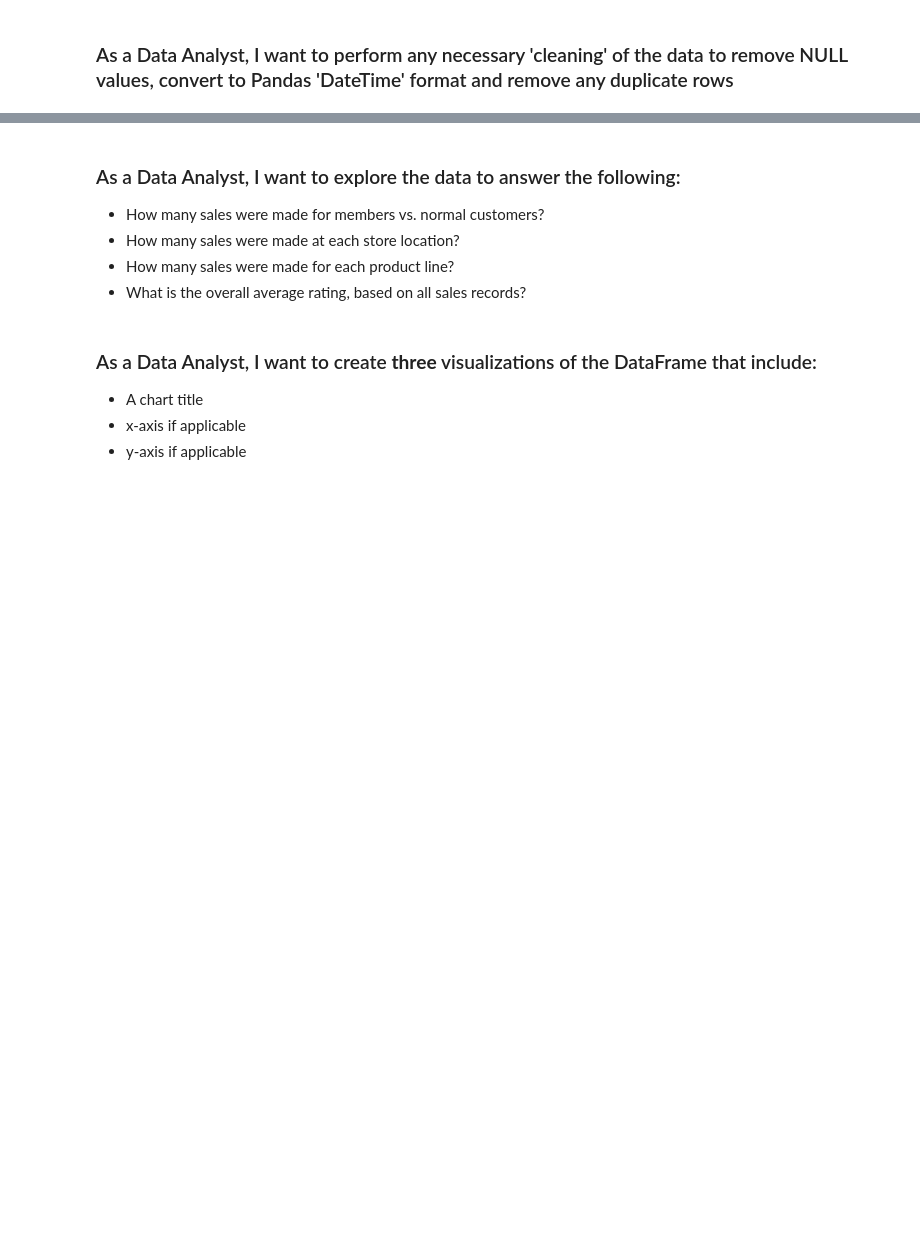
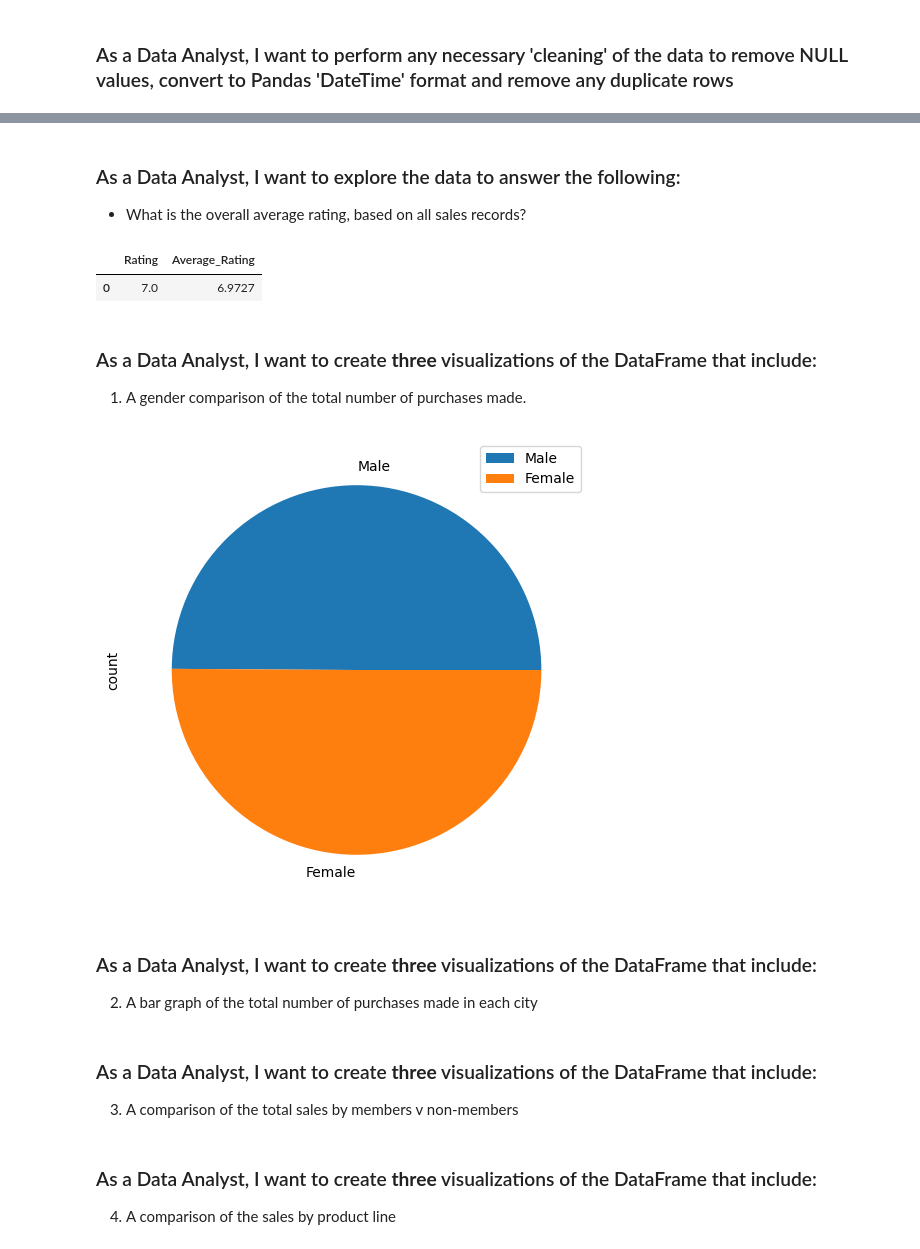
Before and after one commit to JenVega09/ExploratoryDataAnalysis, a Jupyter notebook: exploratory_data_analysis.ipynb, the cells around one changed output, grey strips where cells are left out. Drawn from its saved outputs; the diff is of its cells as text; code cells hidden in the pictures; blank space fills up the shorter version.

Commit message:
Two of four charts made

```diff
--- a/exploratory_data_analysis.ipynb
+++ b/exploratory_data_analysis.ipynb
@@ -11,2 +11,2 @@ import mysql.connector as connection
 # %%
-mydb = connection.connect(host = "local", database = "salesdb", user = "root", password = "password12345", use_pure = True)
+mydb = connection.connect(host="devcodecamp-mysql.c5p7yvjq1h8y.us-east-2.rds.amazonaws.com",database="salesdb",user="root",password="D3v$tudent",use_pure=True)
@@ -19,11 +101,29 @@ InterfaceError: 2003: Can't connect to MySQL server on '%-.100s:%u' (%s) (Warnin
 # %% [markdown]
 ### As a Data Analyst, I want to explore the data to answer the following:
-* How many sales were made for members vs. normal customers?
-* How many sales were made at each store location?
-* How many sales were made for each product line?
 * What is the overall average rating, based on all sales records?
+# %%
+average_query = "SELECT Rating, AVG(Rating) as Average_Rating FROM sales"
+average_rating_df = pd.read_sql_query(average_query, mydb)
+average_rating_df
+# %% [output]
+|  | Rating | Average_Rating |
+| 0 | 7.0 | 6.9727 |
+# %% [markdown]
+### As a Data Analyst, I want to create **three** visualizations of the DataFrame that include:
+1. A gender comparison of the total number of purchases made.
+# %%
+gender_query = "SELECT Gender, COUNT(*) AS count FROM sales GROUP BY Gender ORDER BY count"
+gender_df=pd.read_sql_query(gender_query,mydb)
+gender_df.set_index(["Gender"], inplace = True)
+gender_pie_chart = gender_df.plot.pie(y = "count", figsize = (9,6))
+# %% [output]
+[figure, added]
+# %% [markdown]
+### As a Data Analyst, I want to create **three** visualizations of the DataFrame that include:
+2. A bar graph of the total number of purchases made in each city
+# %% [markdown]
+### As a Data Analyst, I want to create **three** visualizations of the DataFrame that include:
+3. A comparison of the total sales by members v non-members
 # %% [markdown]
 ### As a Data Analyst, I want to create **three** visualizations of the DataFrame that include:
-* A chart title
-* x-axis if applicable
-* y-axis if applicable
+4. A comparison of the sales by product line
```
Also changed, not shown: parts of 14 cells of this notebook.
